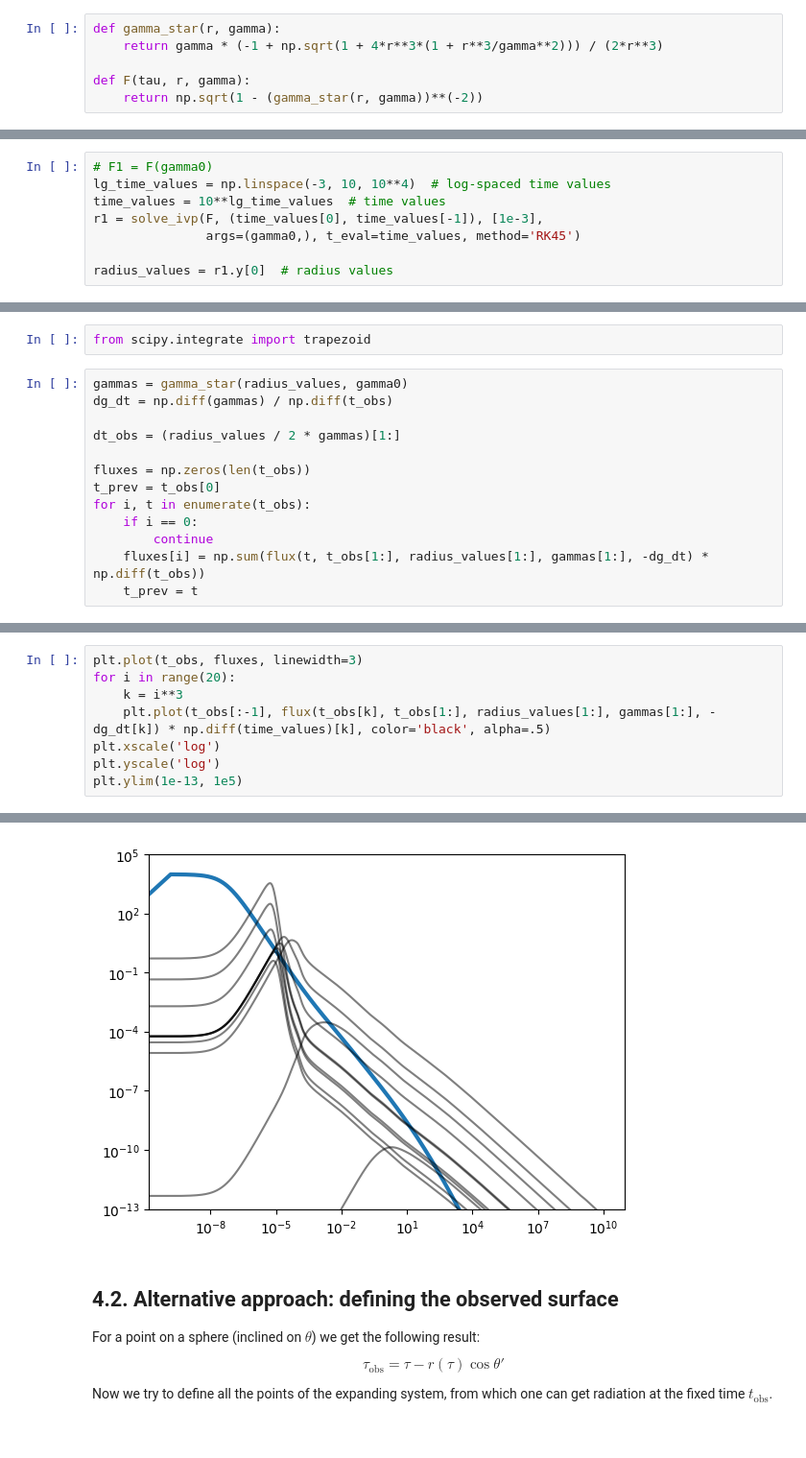
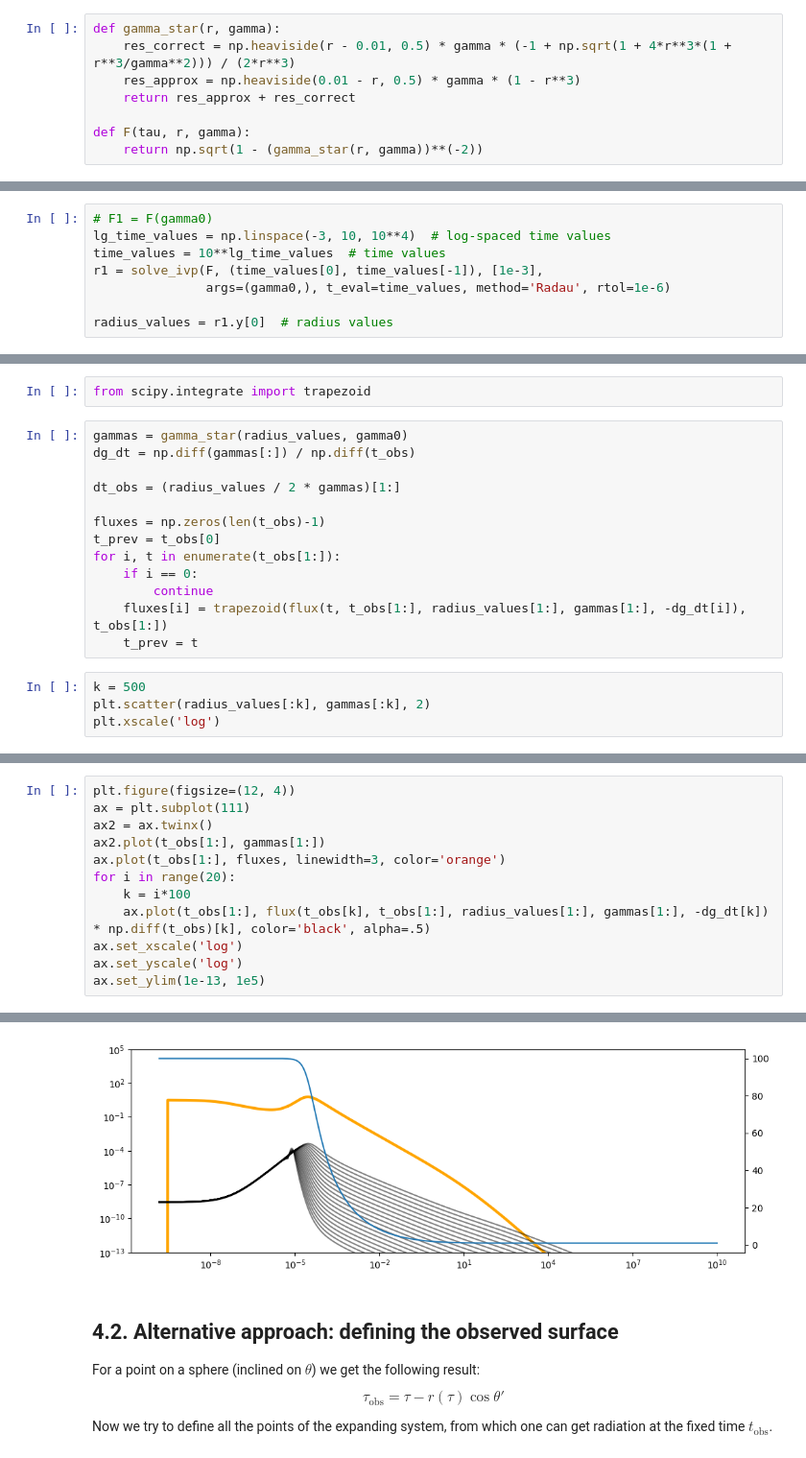
Before and after one commit to KleimenovM/GRBRemnant, a Jupyter notebook: Kleimenov_Schwenkreis_-_Gamma-ray_birsts.ipynb, the cells around one changed output, grey strips where cells are left out. Shown at 96% size. Cells and saved outputs as stored; diff of their text form.

```diff
--- a/Kleimenov_Schwenkreis_-_Gamma-ray_birsts.ipynb
+++ b/Kleimenov_Schwenkreis_-_Gamma-ray_birsts.ipynb
@@ -241,6 +241,8 @@ Approximate results in $(6)$ allow to solve the expansion equations analytically
 # %%
 def gamma_star(r, gamma):
-    return gamma * (-1 + np.sqrt(1 + 4*r**3*(1 + r**3/gamma**2))) / (2*r**3)
+    res_correct = np.heaviside(r - 0.01, 0.5) * gamma * (-1 + np.sqrt(1 + 4*r**3*(1 + r**3/gamma**2))) / (2*r**3)
+    res_approx = np.heaviside(0.01 - r, 0.5) * gamma * (1 - r**3)
+    return res_approx + res_correct
 
 def F(tau, r, gamma):
     return np.sqrt(1 - (gamma_star(r, gamma))**(-2))
@@ -252,7 +254,7 @@ from scipy.interpolate import interp1d
 lg_time_values = np.linspace(-3, 10, 10**4)  # log-spaced time values
 time_values = 10**lg_time_values  # time values
 r1 = solve_ivp(F, (time_values[0], time_values[-1]), [1e-3],
-               args=(gamma0,), t_eval=time_values, method='RK45')
+               args=(gamma0,), t_eval=time_values, method='Radau', rtol=1e-6)
 
 radius_values = r1.y[0]  # radius values
 # %%
@@ -506,14 +511,18 @@ $$ \mathcal{F}_\mathrm{tot}(\tau_\mathrm{obs}) = \dfrac{1}{4\pi D^2}\int\limits_
 from scipy.integrate import trapezoid
 # %%
 gammas = gamma_star(radius_values, gamma0)
-dg_dt = np.diff(gammas) / np.diff(t_obs)
+dg_dt = np.diff(gammas[:]) / np.diff(t_obs)
 
 dt_obs = (radius_values / 2 * gammas)[1:]
 
-fluxes = np.zeros(len(t_obs))
+fluxes = np.zeros(len(t_obs)-1)
 t_prev = t_obs[0]
-for i, t in enumerate(t_obs):
+for i, t in enumerate(t_obs[1:]):
     if i == 0:
         continue
-    fluxes[i] = np.sum(flux(t, t_obs[1:], radius_values[1:], gammas[1:], -dg_dt) * np.diff(t_obs))
+    fluxes[i] = trapezoid(flux(t, t_obs[1:], radius_values[1:], gammas[1:], -dg_dt[i]), t_obs[1:])
     t_prev = t
+# %%
+k = 500
+plt.scatter(radius_values[:k], gammas[:k], 2)
+plt.xscale('log')
@@ -520,14 +531,18 @@ for i, t in enumerate(t_obs):
 # %%
-plt.plot(t_obs, fluxes, linewidth=3)
+plt.figure(figsize=(12, 4))
+ax = plt.subplot(111)
+ax2 = ax.twinx()
+ax2.plot(t_obs[1:], gammas[1:])
+ax.plot(t_obs[1:], fluxes, linewidth=3, color='orange')
 for i in range(20):
-    k = i**3
-    plt.plot(t_obs[:-1], flux(t_obs[k], t_obs[1:], radius_values[1:], gammas[1:], -dg_dt[k]) * np.diff(time_values)[k], color='black', alpha=.5)
-plt.xscale('log')
-plt.yscale('log')
-plt.ylim(1e-13, 1e5)
+    k = i*100
+    ax.plot(t_obs[1:], flux(t_obs[k], t_obs[1:], radius_values[1:], gammas[1:], -dg_dt[k]) * np.diff(t_obs)[k], color='black', alpha=.5)
+ax.set_xscale('log')
+ax.set_yscale('log')
+ax.set_ylim(1e-13, 1e5)
 # %% [output]
 (1e-13, 100000.0)
-[figure, old version]
+[figure, new version]
 # %% [markdown]
 ## 4.2. Alternative approach: defining the observed surface
 
```
Also changed, not shown: parts of 21 cells of this notebook.
